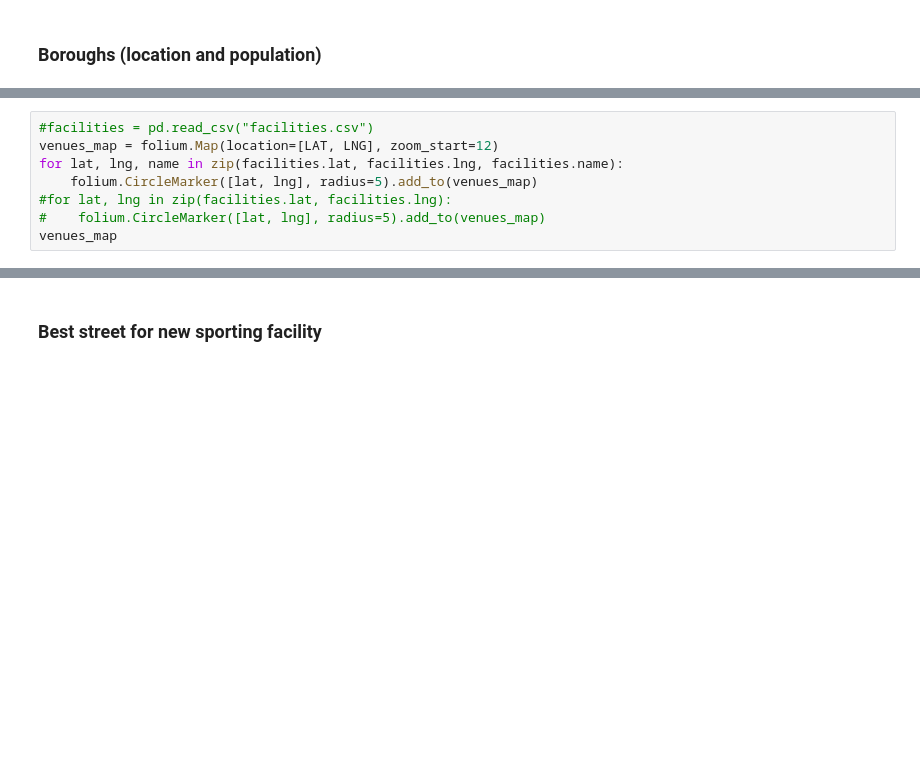
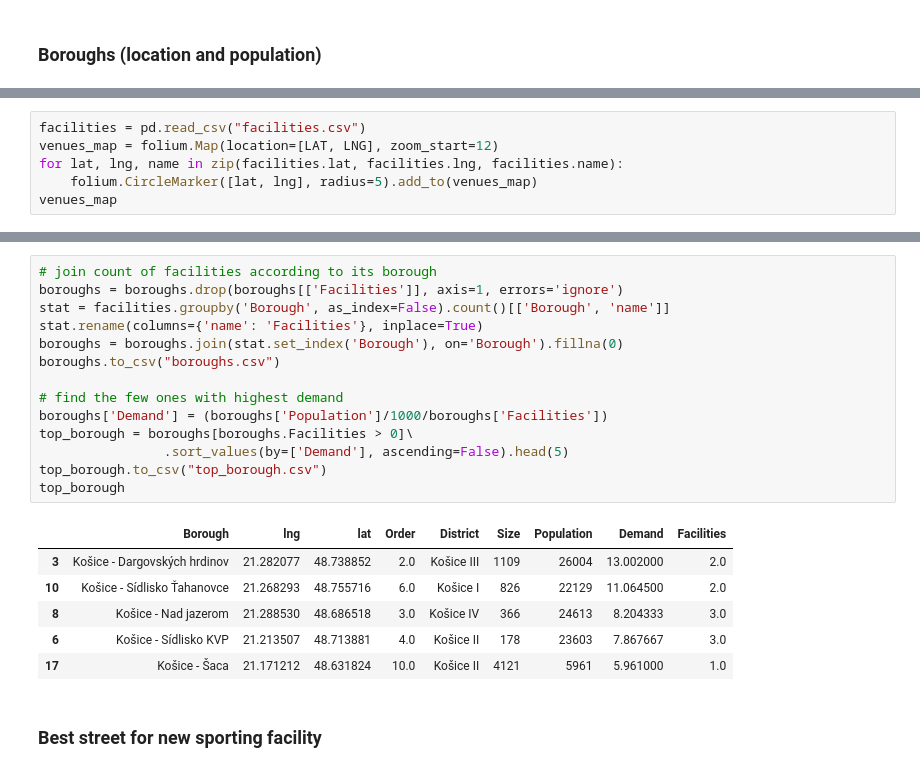
Before and after one commit to tomasjurik/Coursera_Capstone, a Jupyter notebook: CapstoneProject.ipynb, the cells around one changed output, grey strips where cells are left out. Drawn from its saved outputs; the diff is of its cells as text; blank space fills up the shorter version.

```diff
--- a/CapstoneProject.ipynb
+++ b/CapstoneProject.ipynb
@@ -230,10 +215,8 @@ Searching Baldi Squash
 # %%
-#facilities = pd.read_csv("facilities.csv")
+facilities = pd.read_csv("facilities.csv")
 venues_map = folium.Map(location=[LAT, LNG], zoom_start=12)
 for lat, lng, name in zip(facilities.lat, facilities.lng, facilities.name):
     folium.CircleMarker([lat, lng], radius=5).add_to(venues_map)
-#for lat, lng in zip(facilities.lat, facilities.lng):
-#    folium.CircleMarker([lat, lng], radius=5).add_to(venues_map)
 venues_map
 # %% [output]
 [interactive output not drawn]
@@ -242,2 +225,23 @@ venues_map
+# %%
+# join count of facilities according to its borough
+boroughs = boroughs.drop(boroughs[['Facilities']], axis=1, errors='ignore')
+stat = facilities.groupby('Borough', as_index=False).count()[['Borough', 'name']]
+stat.rename(columns={'name': 'Facilities'}, inplace=True)
+boroughs = boroughs.join(stat.set_index('Borough'), on='Borough').fillna(0)
+boroughs.to_csv("boroughs.csv")
+
+# find the few ones with highest demand
+boroughs['Demand'] = (boroughs['Population']/1000/boroughs['Facilities'])
+top_borough = boroughs[boroughs.Facilities > 0]\
+                .sort_values(by=['Demand'], ascending=False).head(5)
+top_borough.to_csv("top_borough.csv")
+top_borough
+# %% [output]
+|  | Borough | lng | lat | Order | District | Size | Population | Demand | Facilities |
+| 3 | Košice - Dargovských hrdinov | 21.282077 | 48.738852 | 2.0 | Košice III | 1109 | 26004 | 13.002000 | 2.0 |
+| 10 | Košice - Sídlisko Ťahanovce | 21.268293 | 48.755716 | 6.0 | Košice I | 826 | 22129 | 11.064500 | 2.0 |
+| 8 | Košice - Nad jazerom | 21.288530 | 48.686518 | 3.0 | Košice IV | 366 | 24613 | 8.204333 | 3.0 |
+| 6 | Košice - Sídlisko KVP | 21.213507 | 48.713881 | 4.0 | Košice II | 178 | 23603 | 7.867667 | 3.0 |
+| 17 | Košice - Šaca | 21.171212 | 48.631824 | 10.0 | Košice II | 4121 | 5961 | 5.961000 | 1.0 |
 # %% [markdown]
 ### Best street for new sporting facility
```
Also changed, not shown: parts of 17 cells of this notebook.
